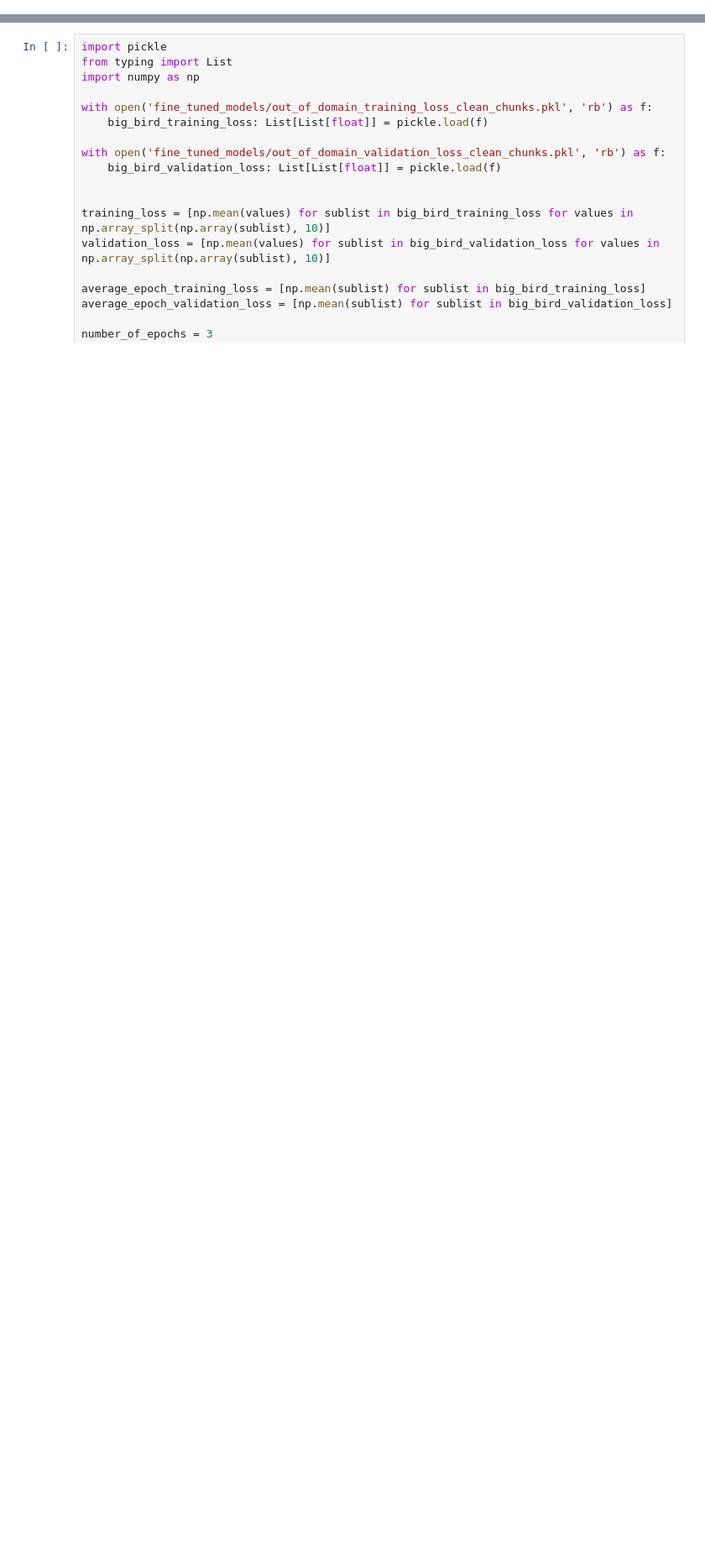
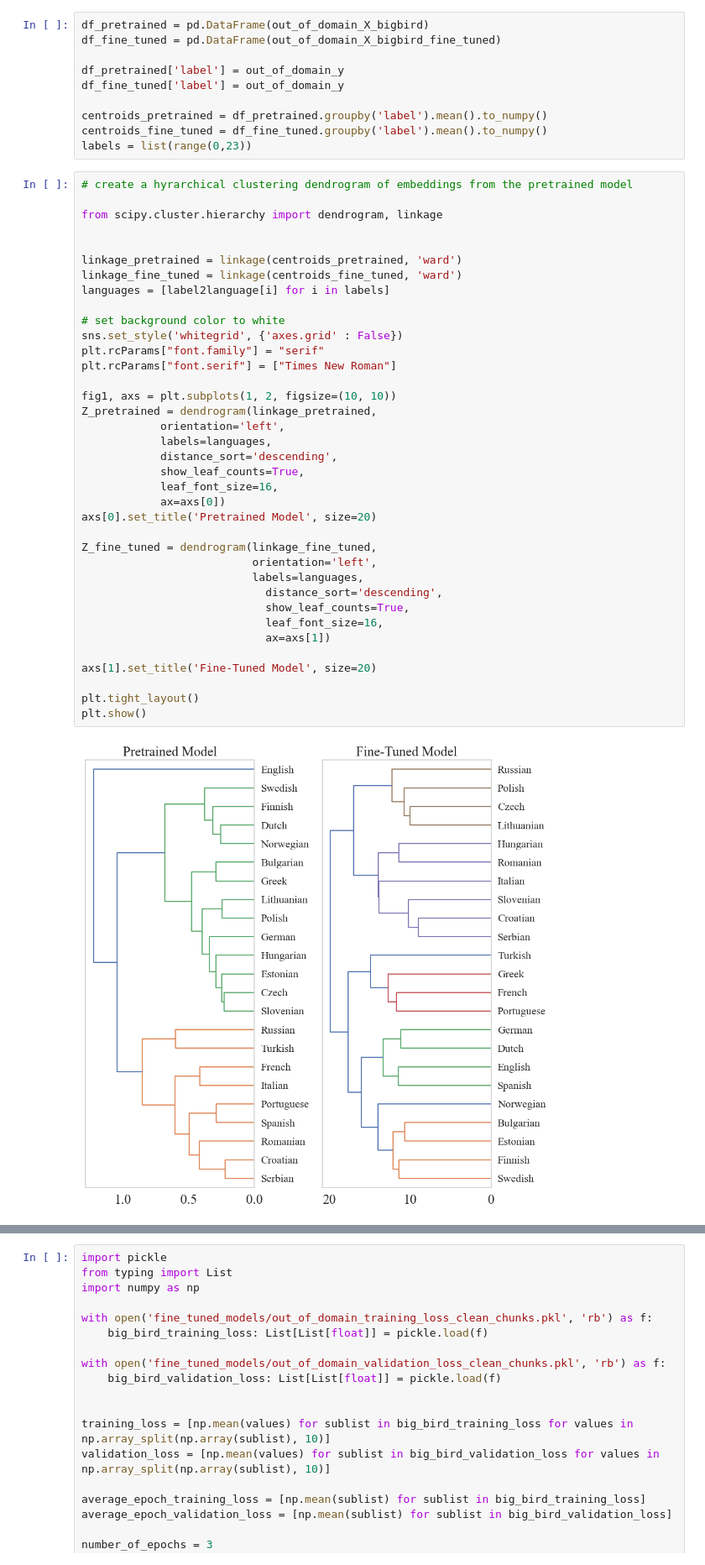
Before and after one commit to SergeyKramp/mthesis-bigbird-embeddings, a Jupyter notebook: figures.ipynb, the cells around one changed output, grey strips where cells are left out. Shown at 84% size. Cells and saved outputs as stored; diff of their text form; blank space fills up the shorter version.

```diff
--- a/figures.ipynb
+++ b/figures.ipynb
@@ -85,0 +225,49 @@ Text(0.5, 1.0, 'non-europe')
+# %%
+df_pretrained = pd.DataFrame(out_of_domain_X_bigbird)
+df_fine_tuned = pd.DataFrame(out_of_domain_X_bigbird_fine_tuned)
+
+df_pretrained['label'] = out_of_domain_y
+df_fine_tuned['label'] = out_of_domain_y
+
+centroids_pretrained = df_pretrained.groupby('label').mean().to_numpy()
+centroids_fine_tuned = df_fine_tuned.groupby('label').mean().to_numpy()
+labels = list(range(0,23))
+# %%
+# create a hyrarchical clustering dendrogram of embeddings from the pretrained model
+
+from scipy.cluster.hierarchy import dendrogram, linkage
+
+
+linkage_pretrained = linkage(centroids_pretrained, 'ward')
+linkage_fine_tuned = linkage(centroids_fine_tuned, 'ward')
+languages = [label2language[i] for i in labels]
+
+# set background color to white
+sns.set_style('whitegrid', {'axes.grid' : False})
+plt.rcParams["font.family"] = "serif"
+plt.rcParams["font.serif"] = ["Times New Roman"]
+
+fig1, axs = plt.subplots(1, 2, figsize=(10, 10))
+Z_pretrained = dendrogram(linkage_pretrained,
+            orientation='left',
+            labels=languages,
+            distance_sort='descending',
+            show_leaf_counts=True,
+            leaf_font_size=16,
+            ax=axs[0])
+axs[0].set_title('Pretrained Model', size=20)
+
+Z_fine_tuned = dendrogram(linkage_fine_tuned,
+                          orientation='left',
+                          labels=languages,
+                            distance_sort='descending',
+                            show_leaf_counts=True,
+                            leaf_font_size=16,
+                            ax=axs[1])
+
+axs[1].set_title('Fine-Tuned Model', size=20)
+
+plt.tight_layout()
+plt.show()
+# %% [output]
+[figure, added]
```
Also changed, not shown: parts of 32 cells of this notebook, 9 other files.
